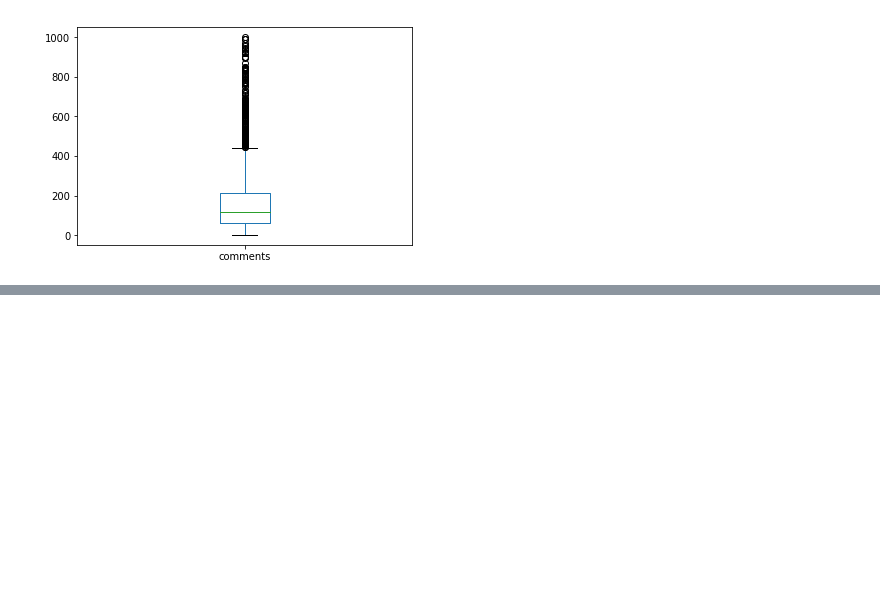
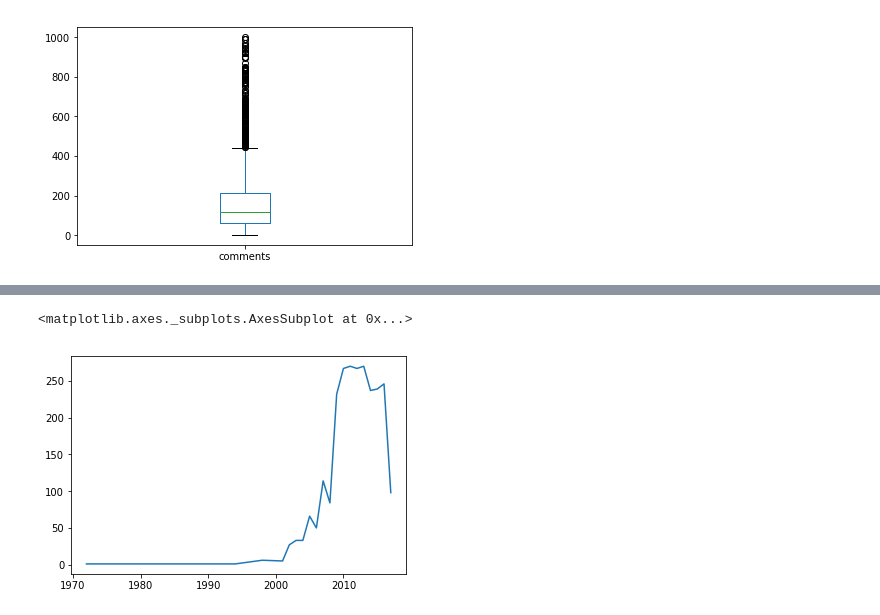
Before and after one commit to theSLWayne/TEDTalks_analysis, a Jupyter notebook: Pandas.ipynb, the cells around one changed output, grey strips where cells are left out. Drawn from its saved outputs; the diff is of its cells as text; code cells hidden in the pictures; blank space fills up the shorter version.

```diff
--- a/Pandas.ipynb
+++ b/Pandas.ipynb
@@ -124,0 +208,5 @@ ted.loc[ted['comments'] <= 1000, 'comments'].plot(kind = "box")
+# %%
+ted['year'].value_counts().sort_index().plot()
+# %% [output]
+<matplotlib.axes._subplots.AxesSubplot at 0x...>
+[figure, added]
```
Also changed, not shown: parts of 8 cells of this notebook.
